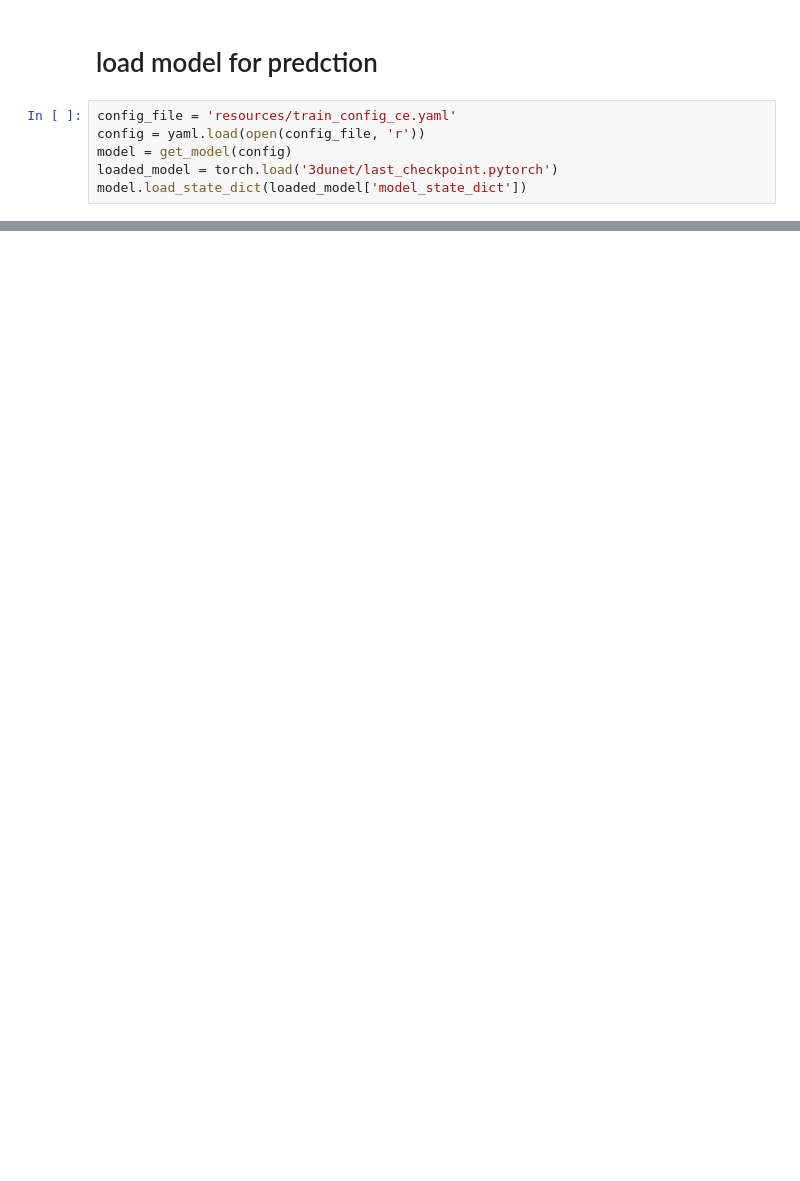
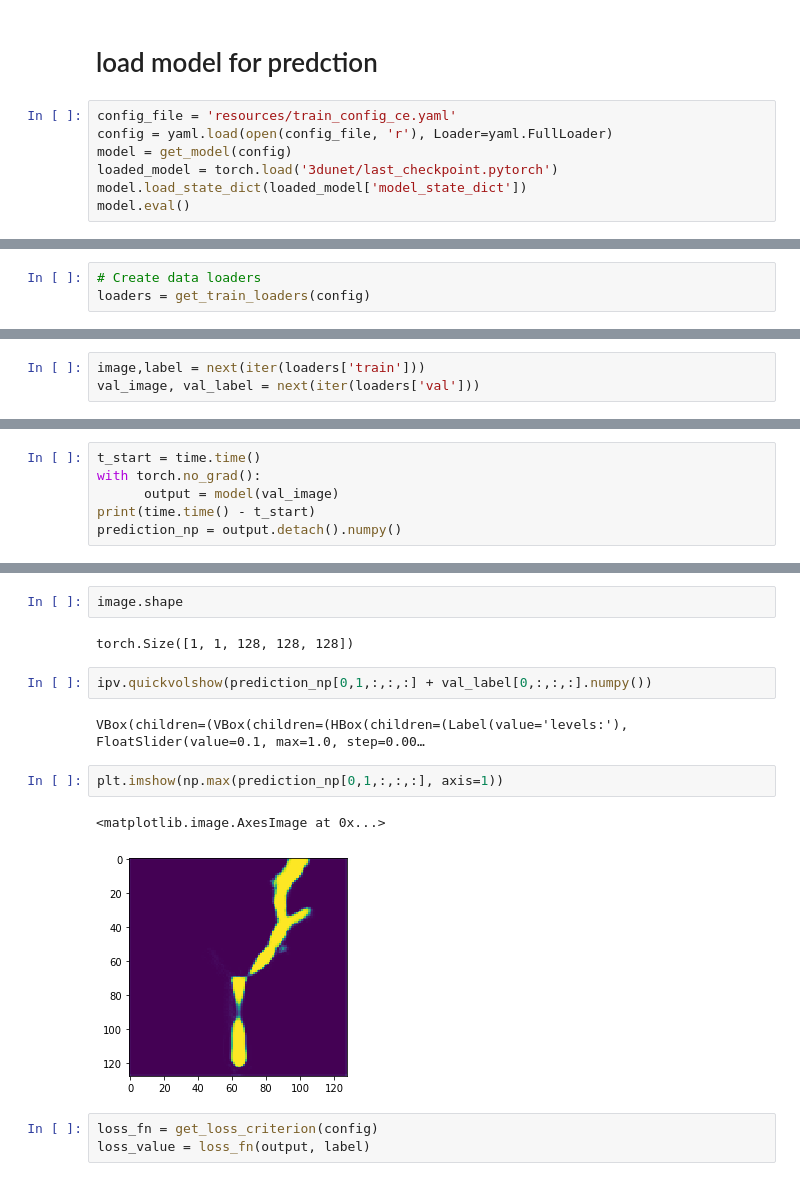
Before and after one commit to gheimberg/pytorch-3dunet, a Jupyter notebook: load_model_for_prediction.ipynb, the cells around one changed output, grey strips where cells are left out. Cells and saved outputs as stored; diff of their text form; blank space fills up the shorter version.

Commit message:
working model!

```diff
--- a/load_model_for_prediction.ipynb
+++ b/load_model_for_prediction.ipynb
@@ -85,7 +44,8 @@ label data
 # load model for predction
 # %%
 config_file = 'resources/train_config_ce.yaml'
-config = yaml.load(open(config_file, 'r'))
+config = yaml.load(open(config_file, 'r'), Loader=yaml.FullLoader)
 model = get_model(config)
 loaded_model = torch.load('3dunet/last_checkpoint.pytorch')
 model.load_state_dict(loaded_model['model_state_dict'])
+model.eval()
@@ -115,0 +72,3 @@ import ipyvolume as ipv
+# %%
+# Create data loaders
+loaders = get_train_loaders(config)
@@ -115,0 +93,3 @@ import ipyvolume as ipv
+# %%
+image,label = next(iter(loaders['train']))
+val_image, val_label = next(iter(loaders['val']))
@@ -115,0 +107,6 @@ import ipyvolume as ipv
+# %%
+t_start = time.time()
+with torch.no_grad():
+      output = model(val_image)
+print(time.time() - t_start)
+prediction_np = output.detach().numpy()
@@ -118,2 +121,18 @@ ipv.quickvolshow(np.squeeze(prediction_np[:,1,:,:,:]))
 # %% [output]
 VBox(children=(VBox(children=(HBox(children=(Label(value='levels:'), FloatSlider(value=0.1, max=1.0, step=0.00…
+# %%
+image.shape
+# %% [output]
+torch.Size([1, 1, 128, 128, 128])
+# %%
+ipv.quickvolshow(prediction_np[0,1,:,:,:] + val_label[0,:,:,:].numpy())
+# %% [output]
+VBox(children=(VBox(children=(HBox(children=(Label(value='levels:'), FloatSlider(value=0.1, max=1.0, step=0.00…
+# %%
+plt.imshow(np.max(prediction_np[0,1,:,:,:], axis=1))
+# %% [output]
+<matplotlib.image.AxesImage at 0x...>
+[figure, added]
+# %%
+loss_fn = get_loss_criterion(config)
+loss_value = loss_fn(output, label)
```
Also changed, not shown: parts of 24 cells of this notebook, 11 other files.
